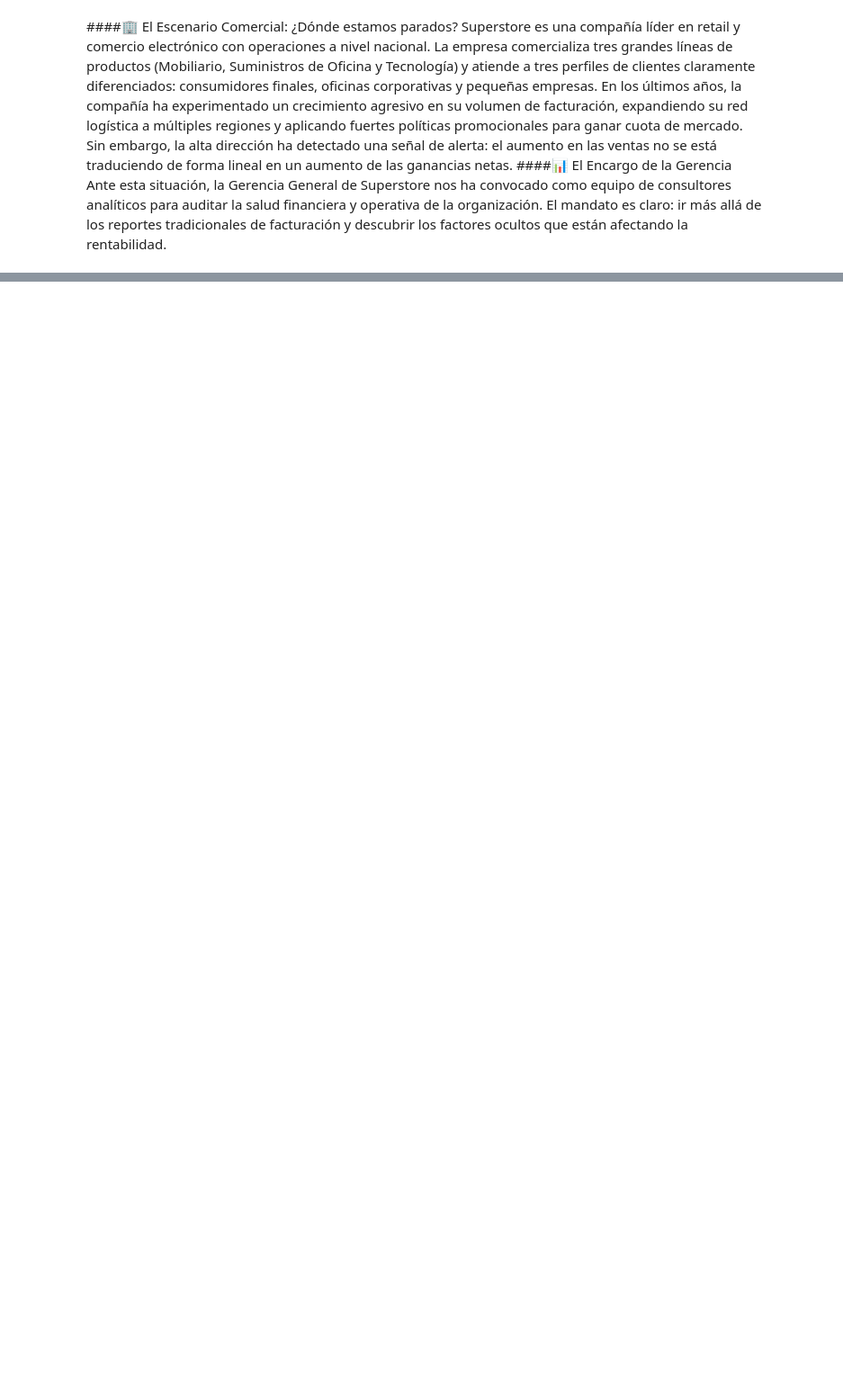
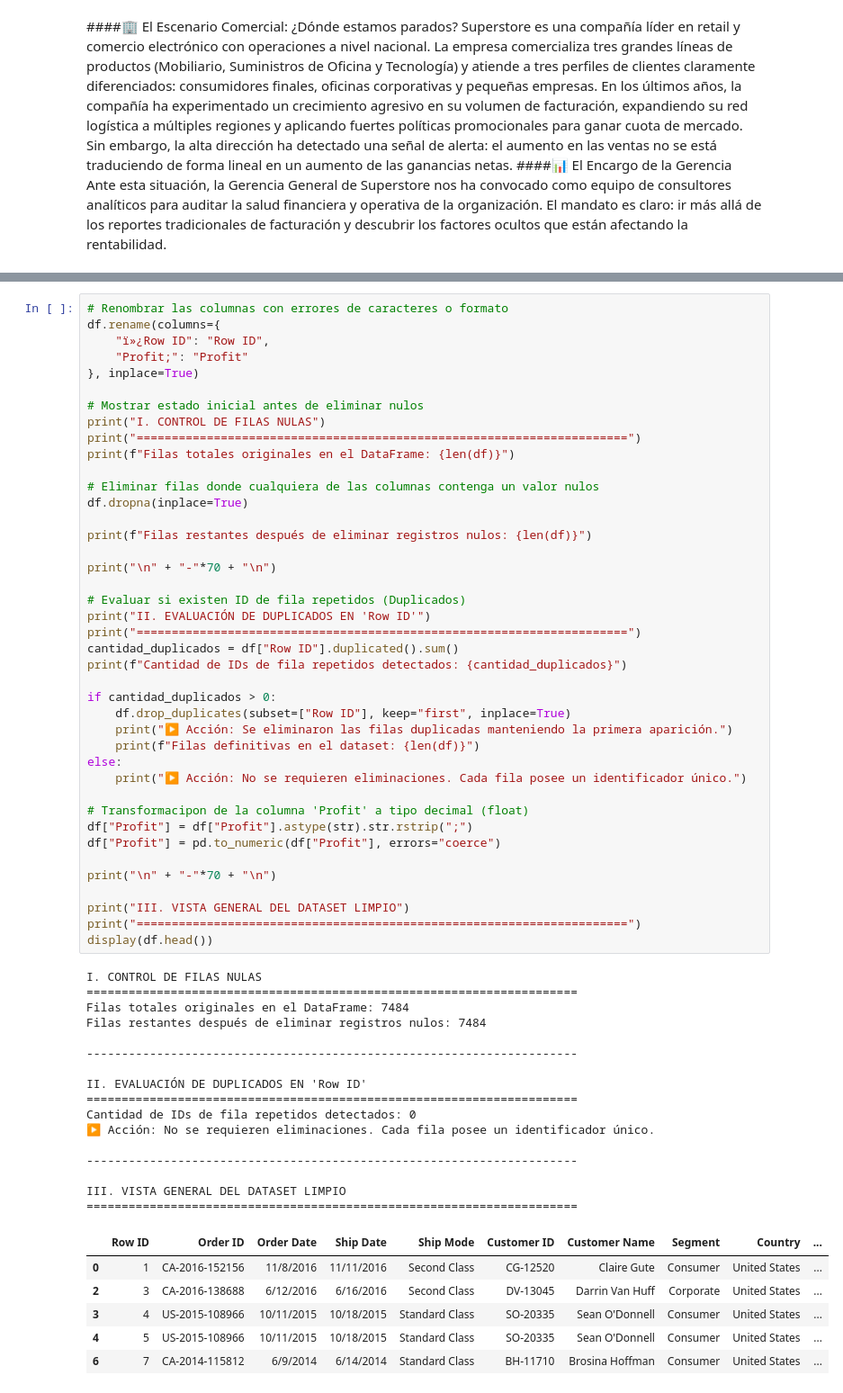
Before and after one commit to Pitiki10/TP-GRUPAL---SuperStore, a Jupyter notebook: analisis_de_retail_ecommerce.ipynb, the cells around one changed output, grey strips where cells are left out. Shown at 90% size. Cells and saved outputs as stored; diff of their text form; blank space fills up the shorter version.

```diff
--- a/analisis_de_retail_ecommerce.ipynb
+++ b/analisis_de_retail_ecommerce.ipynb
@@ -35,0 +50,64 @@ print("======================================================================")
+# %%
+# Renombrar las columnas con errores de caracteres o formato
+df.rename(columns={
+    "ï»¿Row ID": "Row ID",
+    "Profit;": "Profit"
+}, inplace=True)
+
+# Mostrar estado inicial antes de eliminar nulos
+print("I. CONTROL DE FILAS NULAS")
+print("======================================================================")
+print(f"Filas totales originales en el DataFrame: {len(df)}")
+
+# Eliminar filas donde cualquiera de las columnas contenga un valor nulos
+df.dropna(inplace=True)
+
+print(f"Filas restantes después de eliminar registros nulos: {len(df)}")
+
+print("\n" + "-"*70 + "\n")
+
+# Evaluar si existen ID de fila repetidos (Duplicados)
+print("II. EVALUACIÓN DE DUPLICADOS EN 'Row ID'")
+print("======================================================================")
+cantidad_duplicados = df["Row ID"].duplicated().sum()
+print(f"Cantidad de IDs de fila repetidos detectados: {cantidad_duplicados}")
+
+if cantidad_duplicados > 0:
+    df.drop_duplicates(subset=["Row ID"], keep="first", inplace=True)
+    print("▶️ Acción: Se eliminaron las filas duplicadas manteniendo la primera aparición.")
+    print(f"Filas definitivas en el dataset: {len(df)}")
+else:
+    print("▶️ Acción: No se requieren eliminaciones. Cada fila posee un identificador único.")
+
+# Transformacipon de la columna 'Profit' a tipo decimal (float)
+df["Profit"] = df["Profit"].astype(str).str.rstrip(";")
+df["Profit"] = pd.to_numeric(df["Profit"], errors="coerce")
+
+print("\n" + "-"*70 + "\n")
+
+print("III. VISTA GENERAL DEL DATASET LIMPIO")
+print("======================================================================")
+display(df.head())
+# %% [output]
+I. CONTROL DE FILAS NULAS
+======================================================================
+Filas totales originales en el DataFrame: 7484
+Filas restantes después de eliminar registros nulos: 7484
+
+----------------------------------------------------------------------
+
+II. EVALUACIÓN DE DUPLICADOS EN 'Row ID'
+======================================================================
+Cantidad de IDs de fila repetidos detectados: 0
+▶️ Acción: No se requieren eliminaciones. Cada fila posee un identificador único.
+
+----------------------------------------------------------------------
+
+III. VISTA GENERAL DEL DATASET LIMPIO
+======================================================================
+|  | Row ID | Order ID | Order Date | Ship Date | Ship Mode | Customer ID | Customer Name | Segment | Country | ... |
+| 0 | 1 | CA-2016-152156 | 11/8/2016 | 11/11/2016 | Second Class | CG-12520 | Claire Gute | Consumer | United States | ... |
+| 2 | 3 | CA-2016-138688 | 6/12/2016 | 6/16/2016 | Second Class | DV-13045 | Darrin Van Huff | Corporate | United States | ... |
+| 3 | 4 | US-2015-108966 | 10/11/2015 | 10/18/2015 | Standard Class | SO-20335 | Sean O'Donnell | Consumer | United States | ... |
+| 4 | 5 | US-2015-108966 | 10/11/2015 | 10/18/2015 | Standard Class | SO-20335 | Sean O'Donnell | Consumer | United States | ... |
+| 6 | 7 | CA-2014-115812 | 6/9/2014 | 6/14/2014 | Standard Class | BH-11710 | Brosina Hoffman | Consumer | United States | ... |
```
Also changed, not shown: parts of 3 cells of this notebook.
